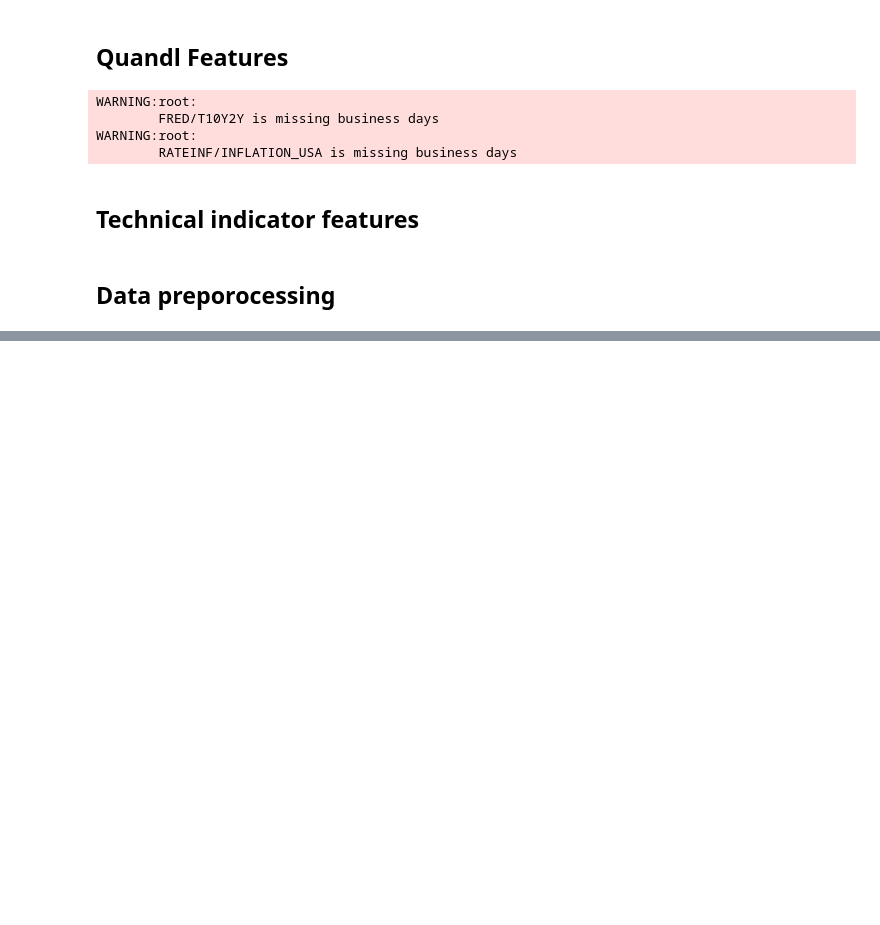
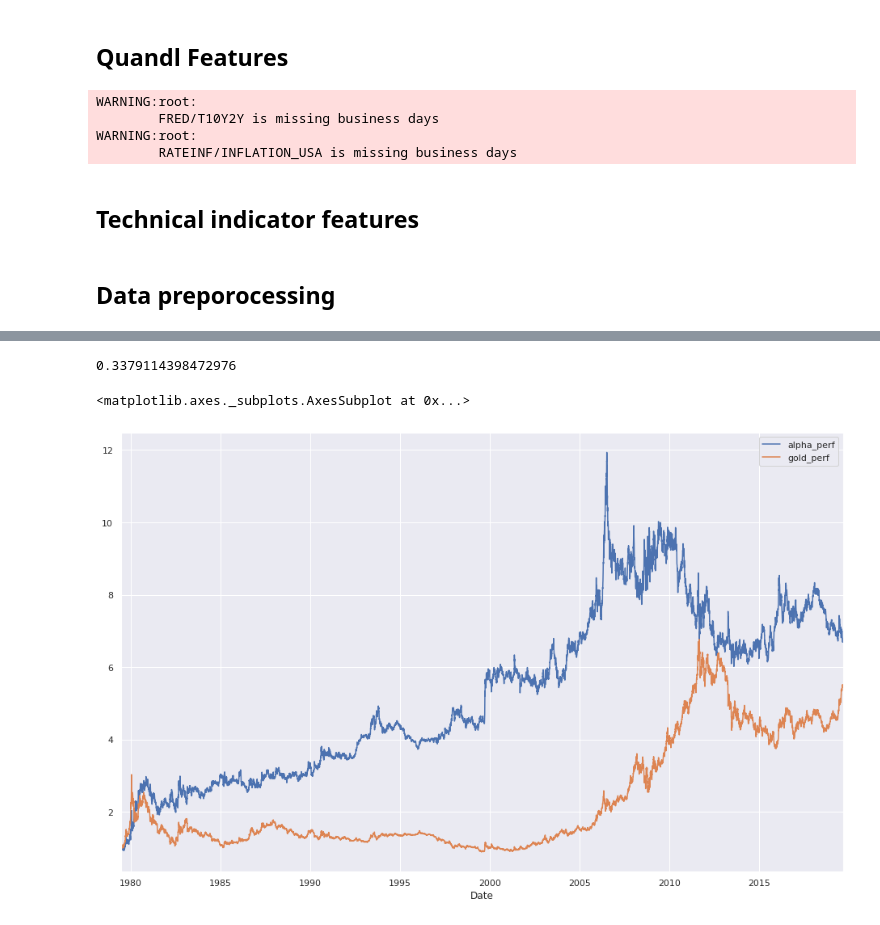
Before and after one commit to jbmoorhouse/gold_returns_predictor, a Jupyter notebook: xauusd_analysis.ipynb, the cells around one changed output, grey strips where cells are left out. Saved outputs shown, nothing was run; the diff lists cells and outputs as text; code cells hidden in the pictures; blank space fills up the shorter version.

Commit message:
Added MACD factor

```diff
--- a/xauusd_analysis.ipynb
+++ b/xauusd_analysis.ipynb
@@ -159,0 +189,50 @@ X_train, X_valid,  X_test, y_train, y_valid,  y_test = split.transform(X, y)
+# %%
+df = data.loc[:, ['price', 'macd', 'macd_macdsignal']]
+
+# Calculate the returns
+df['returns'] = df['price'].pct_change()
+
+# long/short periods ignoring lookahead bias
+long_biased = df['macd'] >= df['macd_macdsignal']
+short_biased = (df['macd'] <= df['macd_macdsignal'])
+
+# Define long entry and exit points
+long_entry = (df['macd'].shift(1) > df['macd_macdsignal'].shift(1))
+long_exit = (df['macd'] < df['macd_macdsignal']) & (df['macd'].shift(1) > df['macd_macdsignal'].shift(1))
+
+# Define short entry and exit points
+short_entry = (df['macd'].shift(1) < df['macd_macdsignal'].shift(1))
+short_exit = (df['macd'] > df['macd_macdsignal']) & (df['macd'].shift(1) < df['macd_macdsignal'].shift(1))
+
+# define simple long/short strategy
+df['long'] = ((long_biased & long_entry) | long_exit) * 1 # add exit periods back here
+df['short'] = ((short_biased & short_entry) | short_exit) * -1
+
+# long/short periods
+longs = df.index[df['long'] == 1]
+shorts = df.index[df['short'] == -1]
+
+# start date positions of new long/short positions
+long_indices_or_sections = np.arange(longs.size)[longs.to_series().diff() > pd.Timedelta('3D')]
+short_indices_or_sections = np.arange(shorts.size)[shorts.to_series().diff() > pd.Timedelta('3D')]
+
+# long/short date regions
+long_date_regions = np.split(longs, long_indices_or_sections)
+short_date_regions = np.split(shorts, short_indices_or_sections)
+
+
+
+df['alpha_return'] = (df['returns'] * df['long']) + (df['returns'] * df['short'])
+df['gold_perf'] =  (1 + df['returns']).cumprod()
+df['alpha_perf'] = (1 + df['alpha_return']).cumprod()
+
+#df = df.dropna()
+
+df.iloc[-1] ** (252 / df.index.size) - 1
+print((np.sqrt(252.) * df['alpha_return'].mean()) / df['alpha_return'].std())
+
+df[['alpha_perf', 'gold_perf']].plot()
+# %% [output]
+0.3379114398472976
+<matplotlib.axes._subplots.AxesSubplot at 0x...>
+[figure, added]
```
Also changed, not shown: parts of 23 cells of this notebook, 3 other files.
